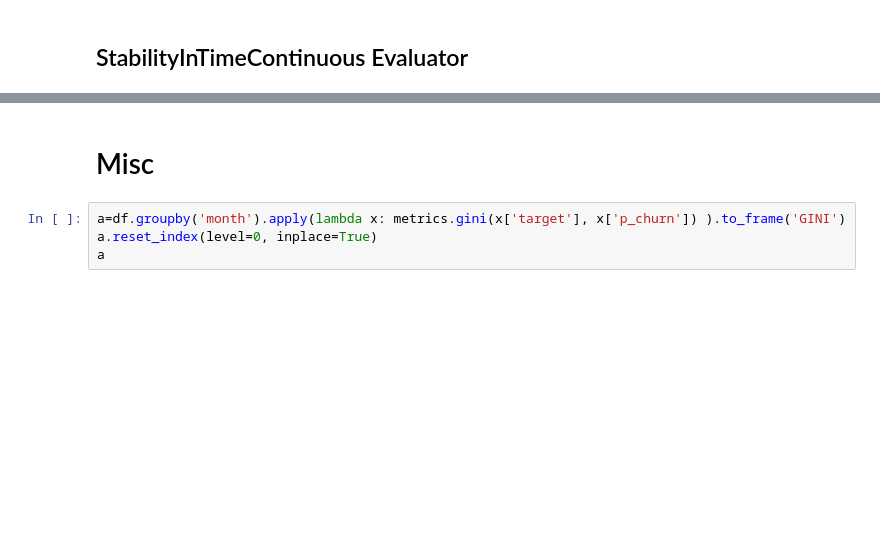
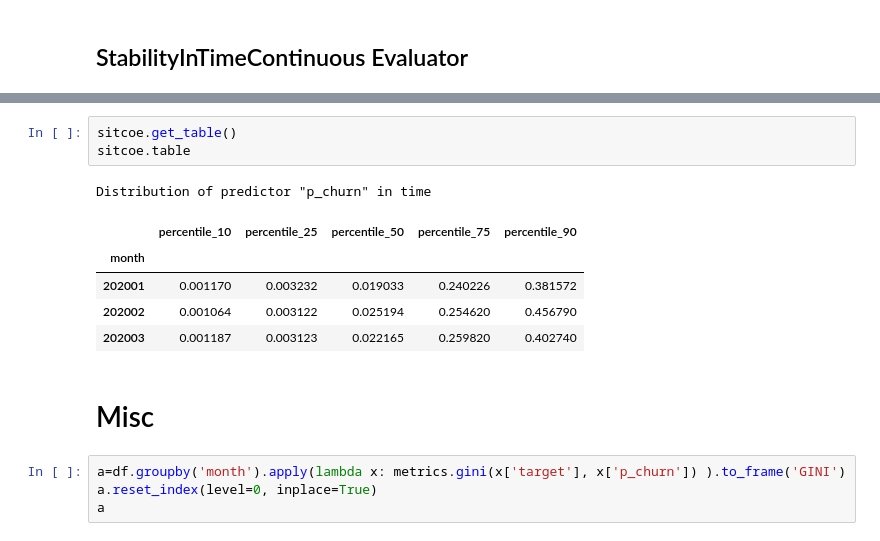
Before and after one commit to Vrboska/mofr, a Jupyter notebook: Testing.ipynb, the cells around one changed output, grey strips where cells are left out. Saved outputs shown, nothing was run; the diff lists cells and outputs as text; blank space fills up the shorter version.

```diff
--- a/Testing.ipynb
+++ b/Testing.ipynb
@@ -467,3 +480,13 @@ Distribution of predictor "categorical_predictor" in time
+# %%
+sitcoe.get_table()
+sitcoe.table
+# %% [output]
+Distribution of predictor "p_churn" in time
+|  | percentile_10 | percentile_25 | percentile_50 | percentile_75 | percentile_90 |
+| month |  |  |  |  |  |
+| 202001 | 0.001170 | 0.003232 | 0.019033 | 0.240226 | 0.381572 |
+| 202002 | 0.001064 | 0.003122 | 0.025194 | 0.254620 | 0.456790 |
+| 202003 | 0.001187 | 0.003123 | 0.022165 | 0.259820 | 0.402740 |
 # %% [markdown]
 # Misc
 # %%
```
Also changed, not shown: parts of 13 cells of this notebook, 1 other file.
